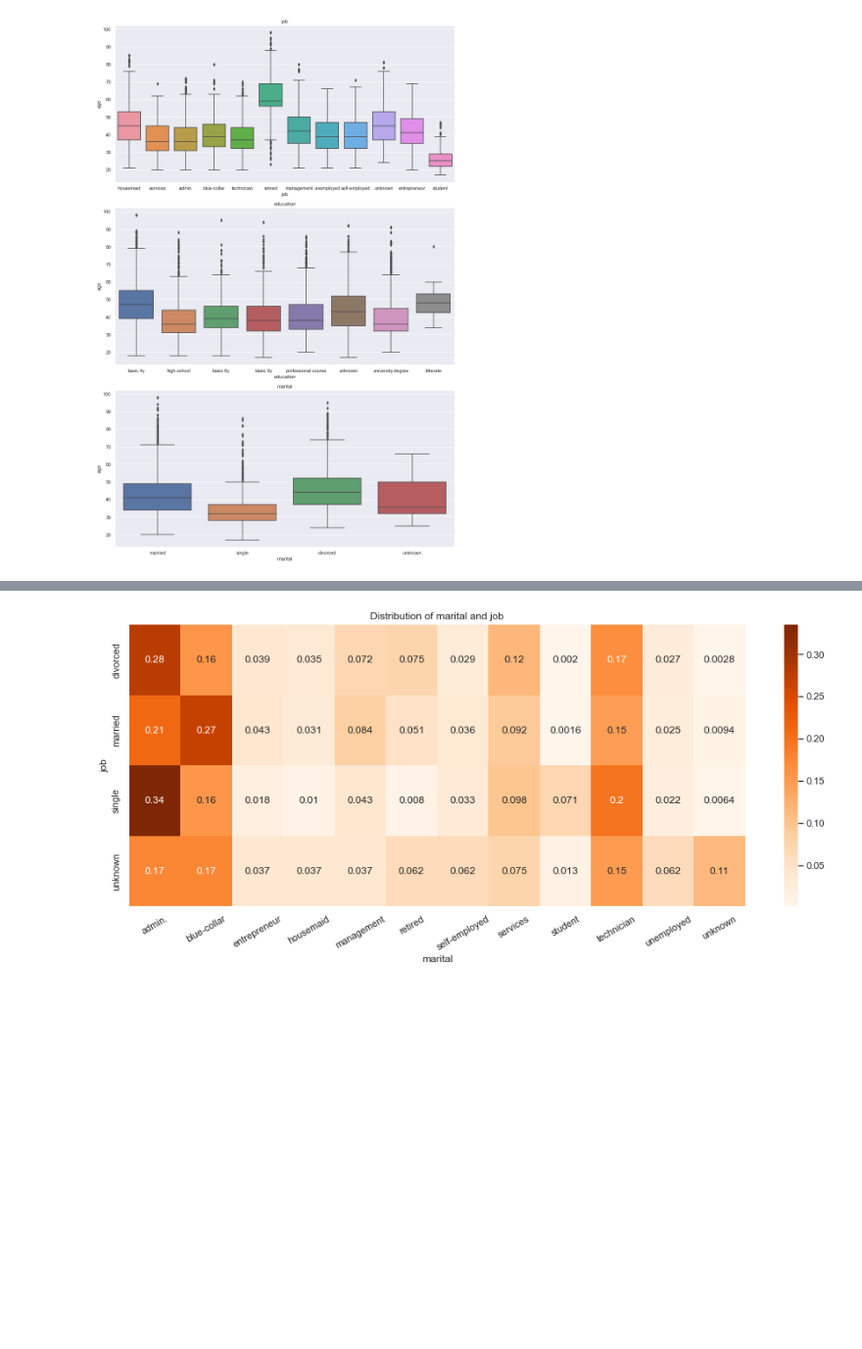
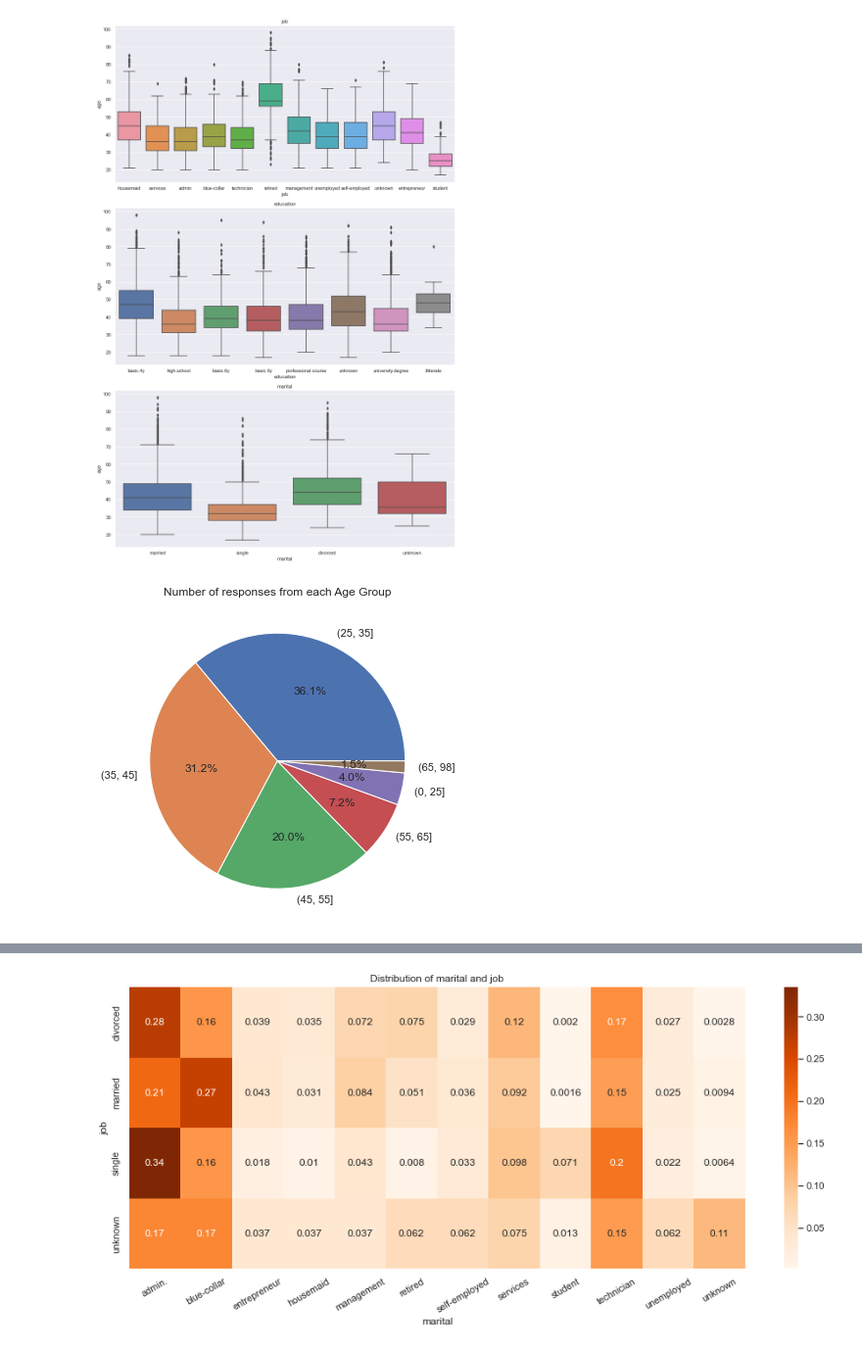
Before and after one commit to gitkym/uvs_bank_marketing_project, a Jupyter notebook: EDA.ipynb, the cells around one changed output, grey strips where cells are left out. Shown at 98% size. Cells and saved outputs as stored; diff of their text form; code cells hidden in the pictures; blank space fills up the shorter version.

```diff
--- a/EDA.ipynb
+++ b/EDA.ipynb
@@ -236,4 +237,20 @@ plt.tight_layout()
 plt.show()
 # %% [output]
 [figure]
+# %%
+# Create age bins
+bins = [0, 25, 35, 45, 55, 65, max(df['age'])]
+
+# Count number of occurrences in each bin for each response
+df['age_bins'] = pd.cut(df['age'], bins)
+# Count number of occurrences in each age bin
+counts = df['age_bins'].value_counts()
+
+# Create pie chart
+plt.figure(figsize=(6,6))
+plt.pie(counts, labels=counts.index, autopct='%1.1f%%')
+plt.title('Number of responses from each Age Group')
+plt.show()
+# %% [output]
+[figure, added]
 # %%
```
Also changed, not shown: parts of 26 cells of this notebook, 3 other files.
